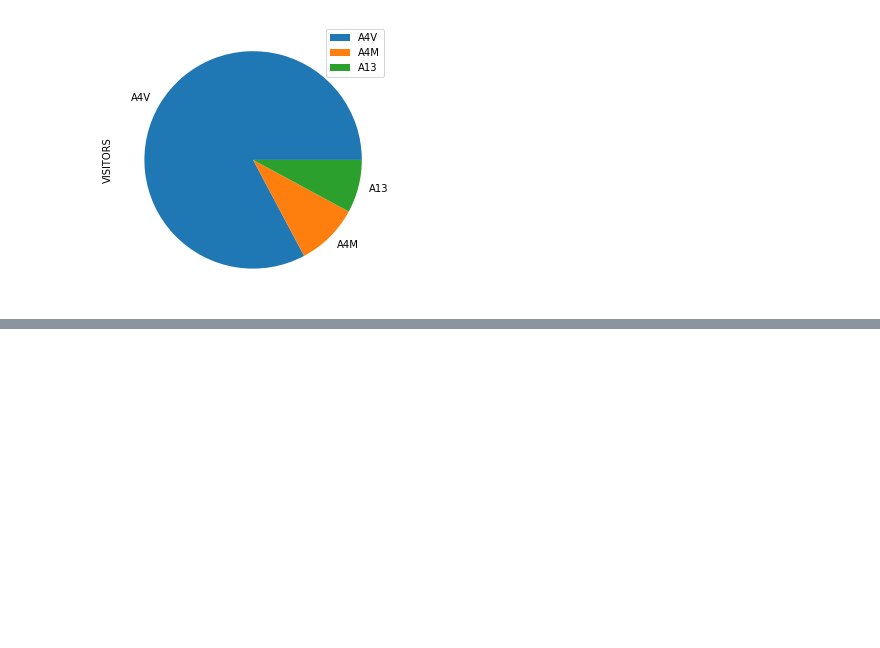
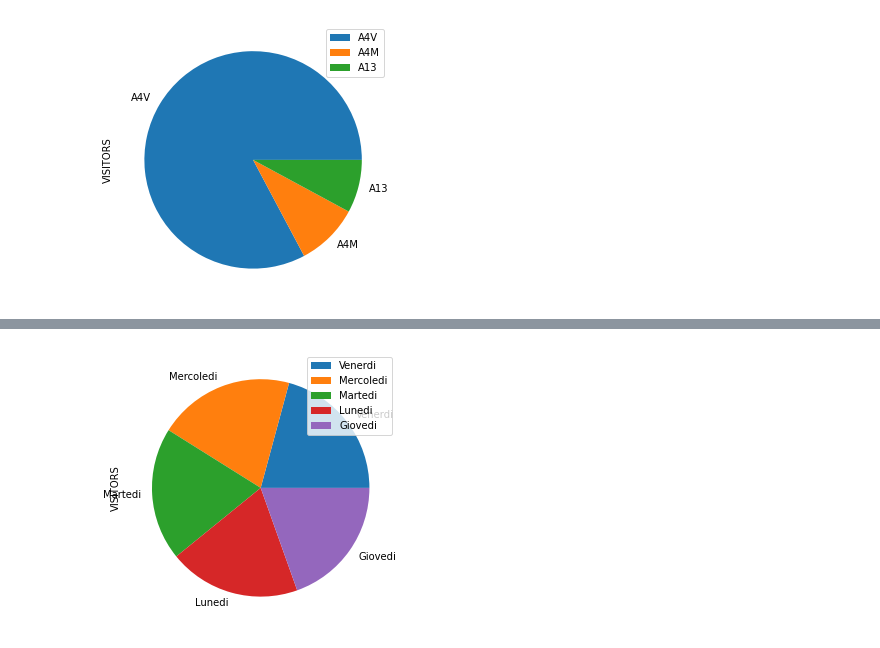
Before and after one commit to mustafaAlgun/Vodafone-Connection-Project, a Jupyter notebook: Project-checkpoint.ipynb, the cells around one changed output, grey strips where cells are left out. Saved outputs shown, nothing was run; the diff lists cells and outputs as text; code cells hidden in the pictures; blank space fills up the shorter version.

```diff
--- a/Project-checkpoint.ipynb
+++ b/Project-checkpoint.ipynb
@@ -209,0 +295,9 @@ Text(0.5, 0, 'Provinces')
+# %%
+#Sum of visitors in daily working days in all provinces.
+df = pd.DataFrame({'VISITORS': [899232
+ , 877836, 854948, 847172
+, 845500 ]},
+                  index=['Venerdi', 'Mercoledi', 'Martedi', 'Lunedi', 'Giovedi'])
+plot = df.plot.pie(y='VISITORS', figsize=(5, 5))
+# %% [output]
+[figure, added]
```
Also changed, not shown: parts of 17 cells of this notebook, 1 other file.
